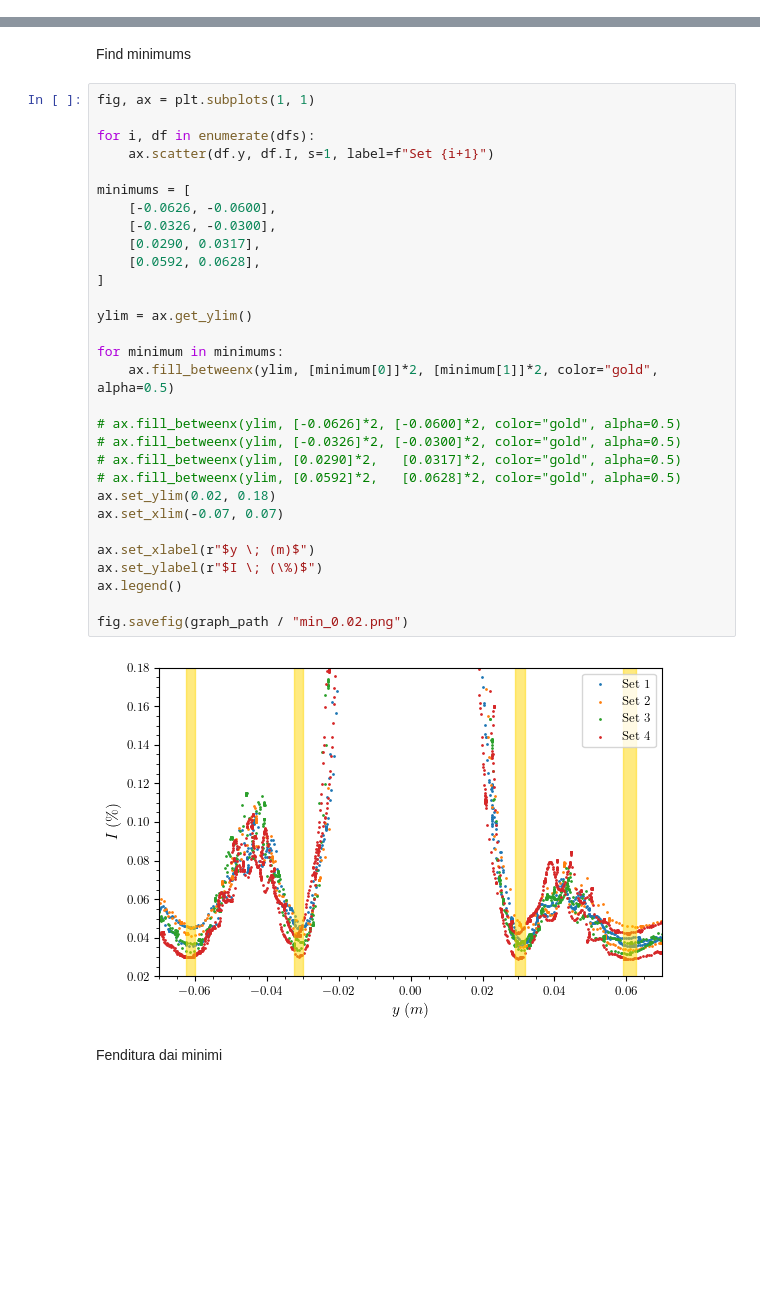
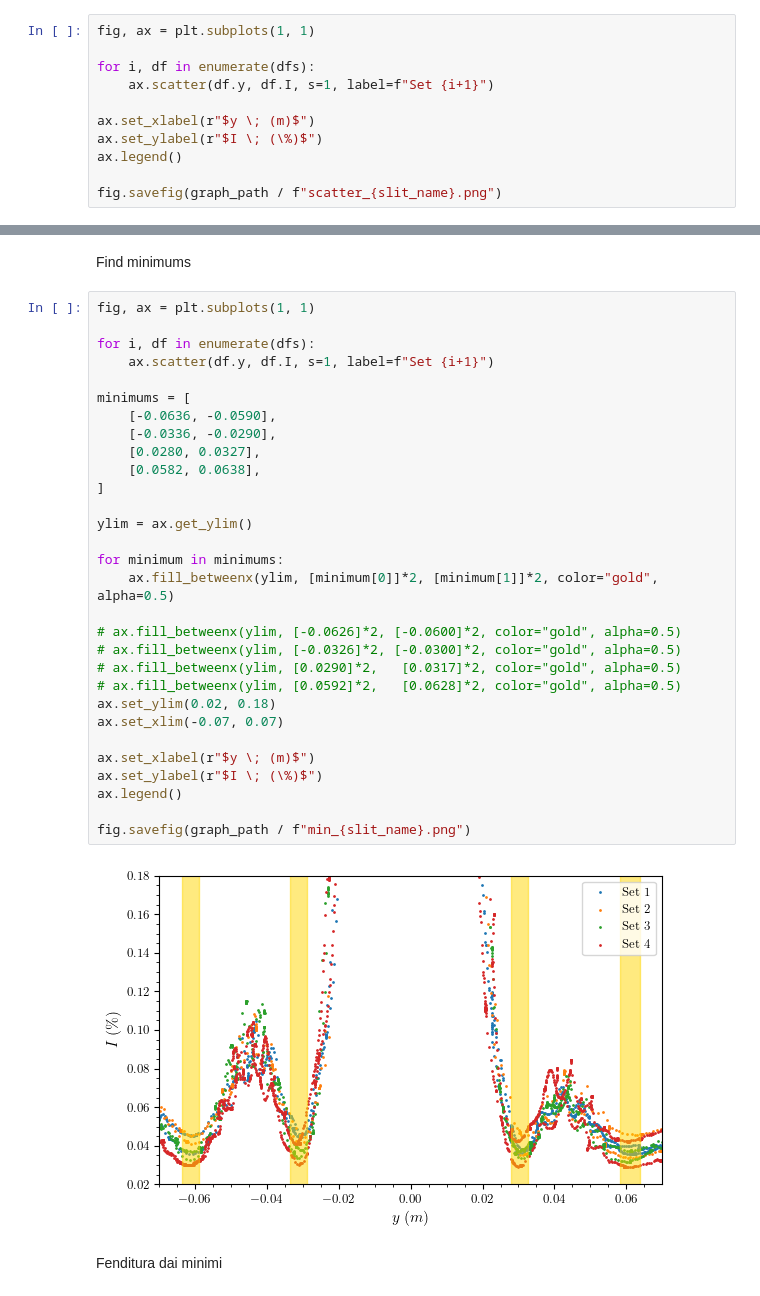
Before and after one commit to Vayxen/Lab2-Ottica-1, a Jupyter notebook: code/slit_0.02.ipynb, the cells around one changed output, grey strips where cells are left out. Saved outputs shown, nothing was run; the diff lists cells and outputs as text; blank space fills up the shorter version.

```diff
--- a/code/slit_0.02.ipynb
+++ b/code/slit_0.02.ipynb
@@ -65,0 +68,11 @@ ax.set_ylim(ylim)
+# %%
+fig, ax = plt.subplots(1, 1)
+
+for i, df in enumerate(dfs):
+    ax.scatter(df.y, df.I, s=1, label=f"Set {i+1}")
+
+ax.set_xlabel(r"$y \; (m)$")
+ax.set_ylabel(r"$I \; (\%)$")
+ax.legend()
+
+fig.savefig(graph_path / f"scatter_{slit_name}.png")
@@ -68,35 +83,35 @@ Find minimums
 # %%
 fig, ax = plt.subplots(1, 1)
 
 for i, df in enumerate(dfs):
     ax.scatter(df.y, df.I, s=1, label=f"Set {i+1}")
 
 minimums = [
-    [-0.0626, -0.0600],
-    [-0.0326, -0.0300],
-    [0.0290, 0.0317],
-    [0.0592, 0.0628],
+    [-0.0636, -0.0590],
+    [-0.0336, -0.0290],
+    [0.0280, 0.0327],
+    [0.0582, 0.0638],
 ]
 
 ylim = ax.get_ylim()
 
 for minimum in minimums:
     ax.fill_betweenx(ylim, [minimum[0]]*2, [minimum[1]]*2, color="gold", alpha=0.5)
 
 # ax.fill_betweenx(ylim, [-0.0626]*2, [-0.0600]*2, color="gold", alpha=0.5)
 # ax.fill_betweenx(ylim, [-0.0326]*2, [-0.0300]*2, color="gold", alpha=0.5)
 # ax.fill_betweenx(ylim, [0.0290]*2,   [0.0317]*2, color="gold", alpha=0.5)
 # ax.fill_betweenx(ylim, [0.0592]*2,   [0.0628]*2, color="gold", alpha=0.5)
 ax.set_ylim(0.02, 0.18)
 ax.set_xlim(-0.07, 0.07)
 
 ax.set_xlabel(r"$y \; (m)$")
 ax.set_ylabel(r"$I \; (\%)$")
 ax.legend()
 
-fig.savefig(graph_path / "min_0.02.png")
+fig.savefig(graph_path / f"min_{slit_name}.png")
 # %% [output]
-[figure, old version]
+[figure, new version]
 # %% [markdown]
 Fenditura dai minimi
 # %%
```
Also changed, not shown: parts of 5 cells of this notebook, 1 other file.
